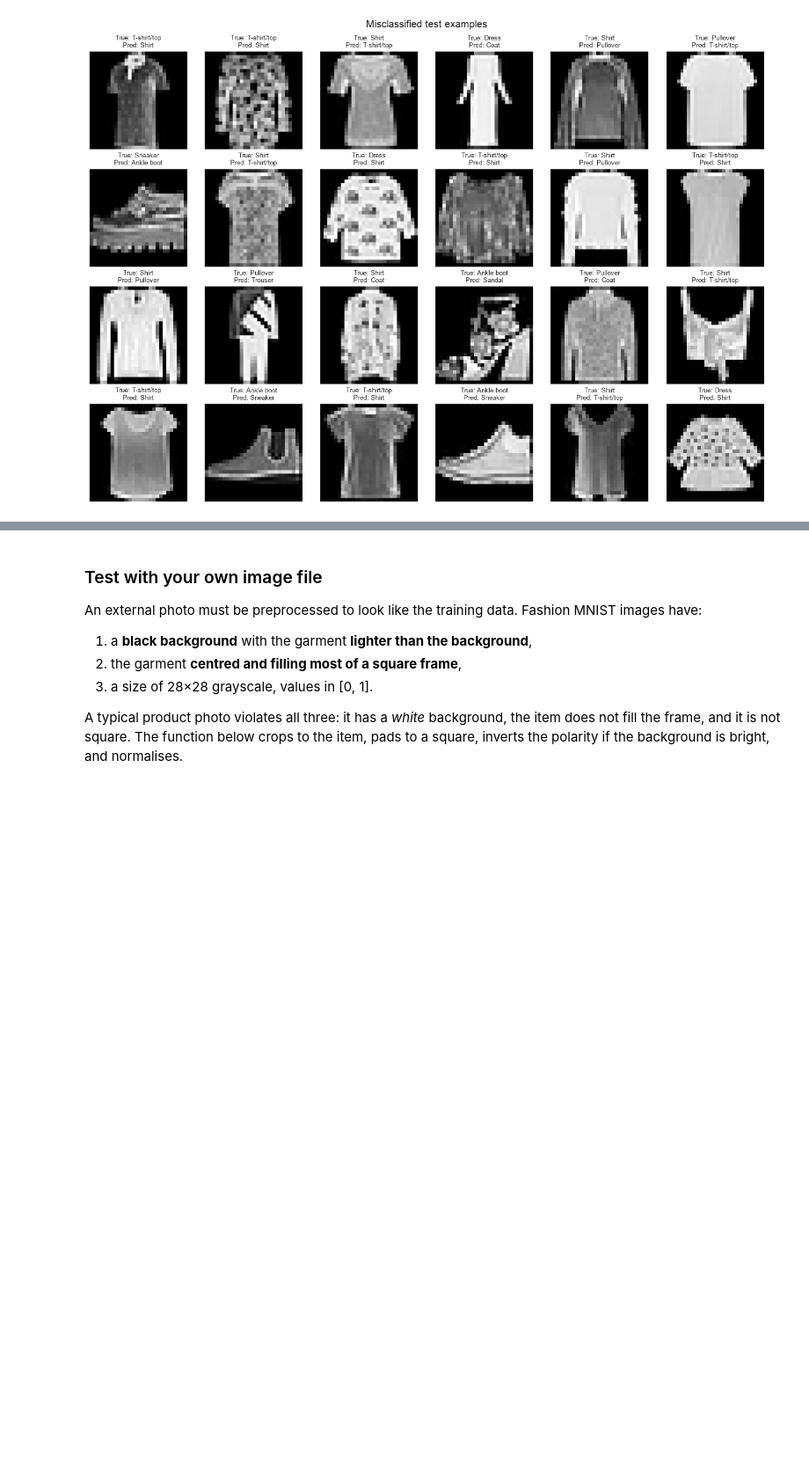
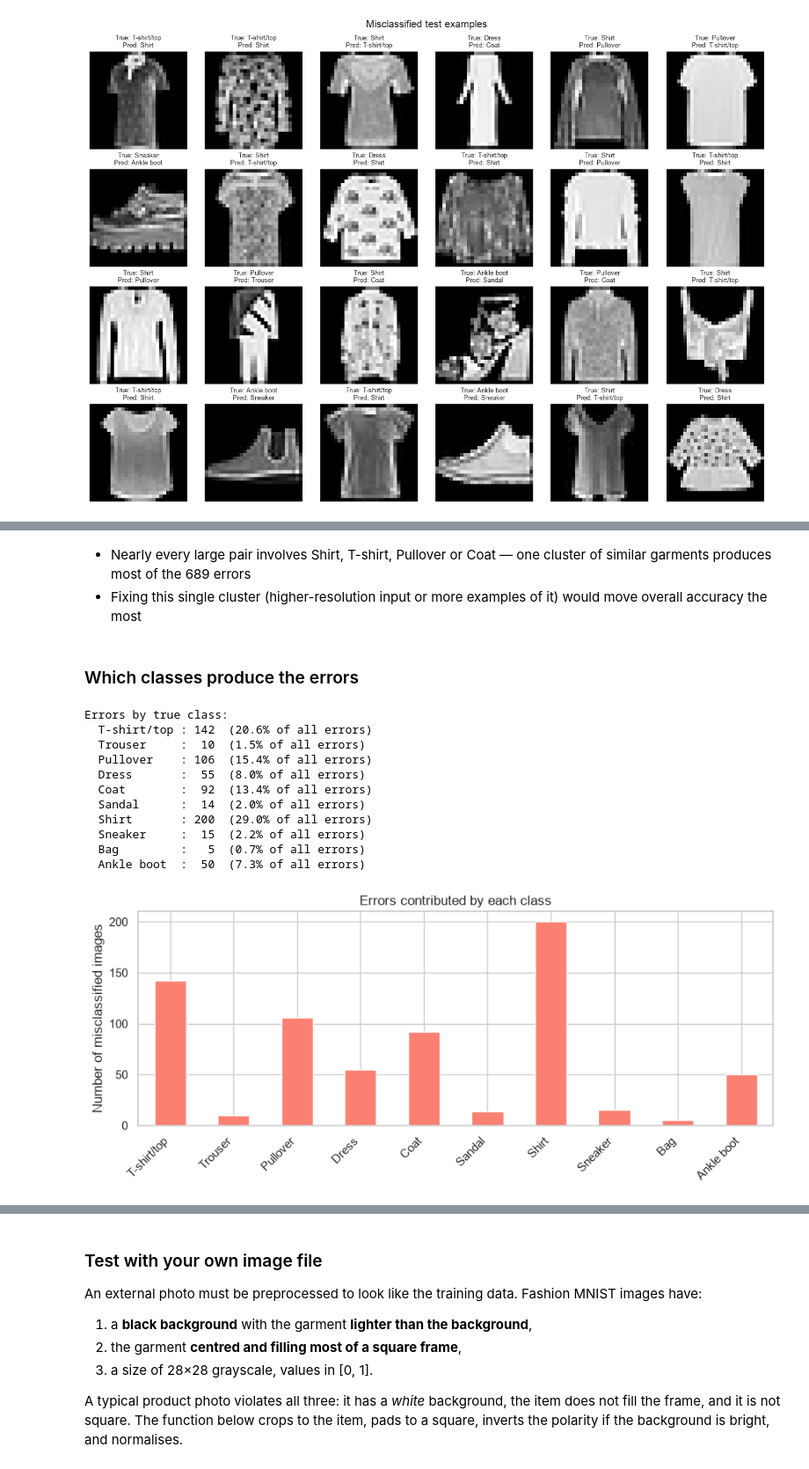
Before and after one commit to WillardDev/CNN-Fashion-Classifier, a Jupyter notebook: fashion_mnist_cnn.ipynb, the cells around one changed output, grey strips where cells are left out. Shown at 88% size. Drawn from its saved outputs; the diff is of its cells as text; code cells hidden in the pictures; blank space fills up the shorter version.

```diff
--- a/fashion_mnist_cnn.ipynb
+++ b/fashion_mnist_cnn.ipynb
@@ -398,0 +476,36 @@ Most errors occur between visually similar classes (e.g. Pullover vs Coat, T-shi
+# %% [markdown]
+- Nearly every large pair involves Shirt, T-shirt, Pullover or Coat — one cluster of similar garments produces most of the 689 errors
+- Fixing this single cluster (higher-resolution input or more examples of it) would move overall accuracy the most
+# %% [markdown]
+### Which classes produce the errors
+# %%
+# How many true images of each class the model got wrong
+wrong = y_pred_class != y_test
+errors_by_class = pd.Series(y_test[wrong]).value_counts().sort_index()
+errors_by_class.index = [class_names[i] for i in errors_by_class.index]
+errors_by_class = errors_by_class.reindex(class_names, fill_value=0)
+
+share = (100 * errors_by_class / errors_by_class.sum()).round(1)
+print('Errors by true class:')
+for cls, n in errors_by_class.items():
+    print(f'  {cls:12s}: {n:3d}  ({share[cls]}% of all errors)')
+
+errors_by_class.plot(kind='bar', figsize=(9, 4), color='salmon', rot=45)
+plt.ylabel('Number of misclassified images')
+plt.title('Errors contributed by each class')
+plt.xticks(ha='right')
+plt.tight_layout()
+plt.show()
+# %% [output]
+Errors by true class:
+  T-shirt/top : 142  (20.6% of all errors)
+  Trouser     :  10  (1.5% of all errors)
+  Pullover    : 106  (15.4% of all errors)
+  Dress       :  55  (8.0% of all errors)
+  Coat        :  92  (13.4% of all errors)
+  Sandal      :  14  (2.0% of all errors)
+  Shirt       : 200  (29.0% of all errors)
+  Sneaker     :  15  (2.2% of all errors)
+  Bag         :   5  (0.7% of all errors)
+  Ankle boot  :  50  (7.3% of all errors)
+[figure, added]
```
Also changed, not shown: parts of 38 cells of this notebook, 3 other files.
